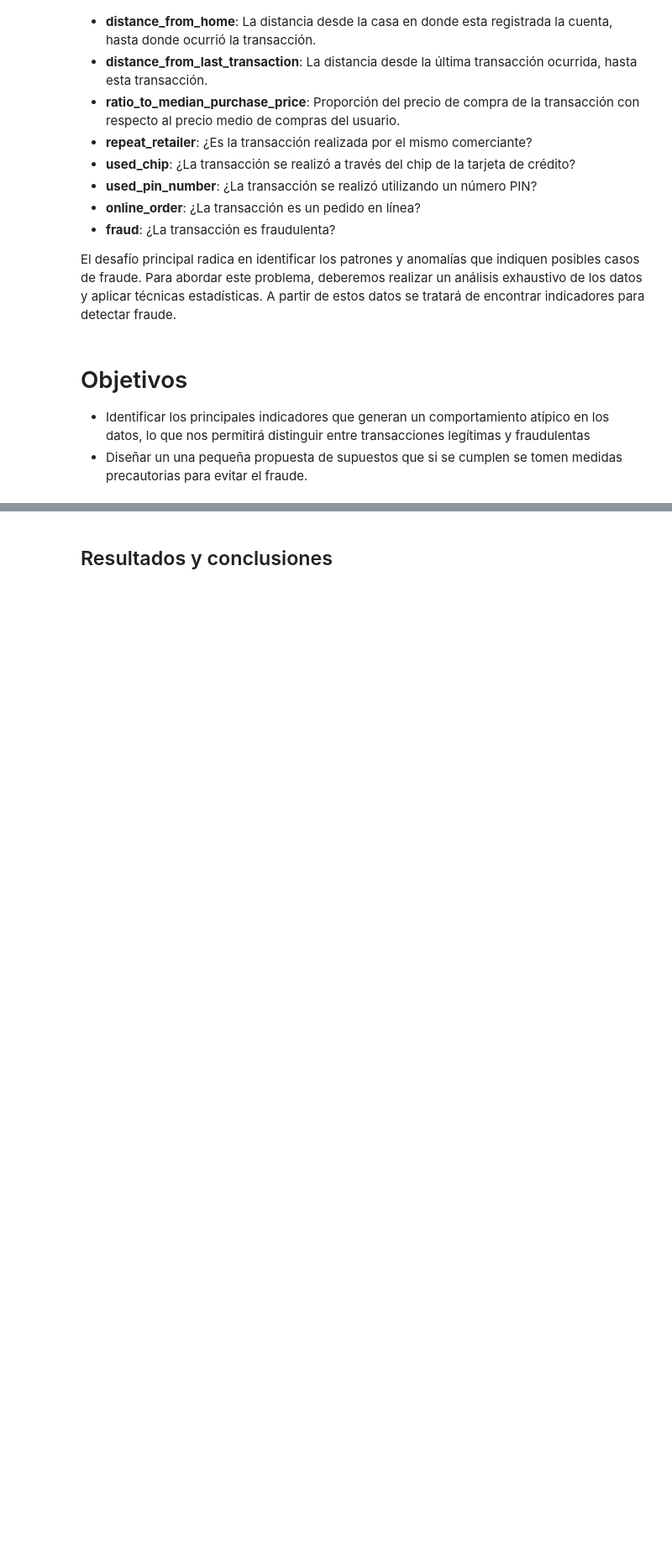
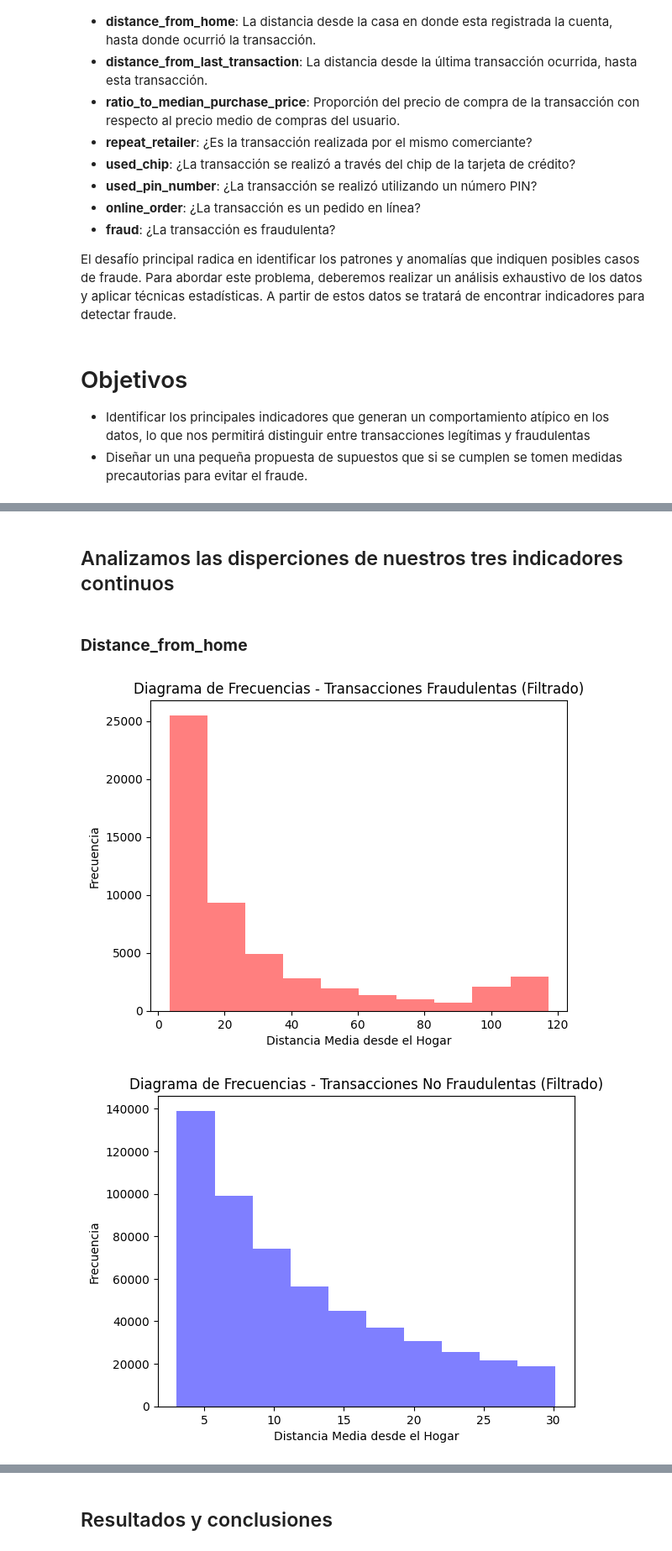
Before and after one commit to fofojaramillo/maestria-propedeuticos, a Jupyter notebook: Proyecto_Estaditica.ipynb, the cells around one changed output, grey strips where cells are left out. Shown: that part at 84% size. Saved outputs shown, nothing was run; the diff lists cells and outputs as text; code cells hidden in the pictures; blank space fills up the shorter version.

```diff
--- a/Proyecto_Estaditica.ipynb
+++ b/Proyecto_Estaditica.ipynb
@@ -103,0 +125,20 @@ Se ha separado la base de datos en dos formas
+# %%
+# Calcular los límites del rango del primer y tercer cuartil
+qx, qy = 25,75
+
+fraudulent_qx = np.percentile(fraudulent_transactions['distance_from_home'], qx)
+fraudulent_qy = np.percentile(fraudulent_transactions['distance_from_home'], qy)
+
+non_fraudulent_qx = np.percentile(non_fraudulent_transactions['distance_from_home'], qx)
+non_fraudulent_qy = np.percentile(non_fraudulent_transactions['distance_from_home'], qy)
+
+# Filtrar los DataFrames para mantener solo las entradas dentro del rango del primer y tercer cuartil
+fraudulent_filtered = fraudulent_transactions.loc[
+    (fraudulent_transactions['distance_from_home'] >= fraudulent_qx) &
+    (fraudulent_transactions['distance_from_home'] <= fraudulent_qy)
+].copy()
+
+non_fraudulent_filtered = non_fraudulent_transactions.loc[
+    (non_fraudulent_transactions['distance_from_home'] >= non_fraudulent_qx) &
+    (non_fraudulent_transactions['distance_from_home'] <= non_fraudulent_qy)
+].copy()
@@ -103,0 +222,21 @@ Se ha separado la base de datos en dos formas
+# %% [markdown]
+## Analizamos las disperciones de nuestros tres indicadores continuos
+# %% [markdown]
+### **Distance_from_home**
+# %%
+# Crear diagrama de frecuencias para fraudulent_filtered
+plt.hist(fraudulent_filtered['distance_from_home'], bins=10, color='red', alpha=0.5)
+plt.xlabel('Distancia Media desde el Hogar')
+plt.ylabel('Frecuencia')
+plt.title('Diagrama de Frecuencias - Transacciones Fraudulentas (Filtrado)')
+plt.show()
+
+# Crear diagrama de frecuencias para non_fraudulent_filtered
+plt.hist(non_fraudulent_filtered['distance_from_home'], bins=10, color='blue', alpha=0.5)
+plt.xlabel('Distancia Media desde el Hogar')
+plt.ylabel('Frecuencia')
+plt.title('Diagrama de Frecuencias - Transacciones No Fraudulentas (Filtrado)')
+plt.show()
+# %% [output]
+[figure, added]
+[figure, added]
```
Also changed, not shown: parts of 45 cells of this notebook.
